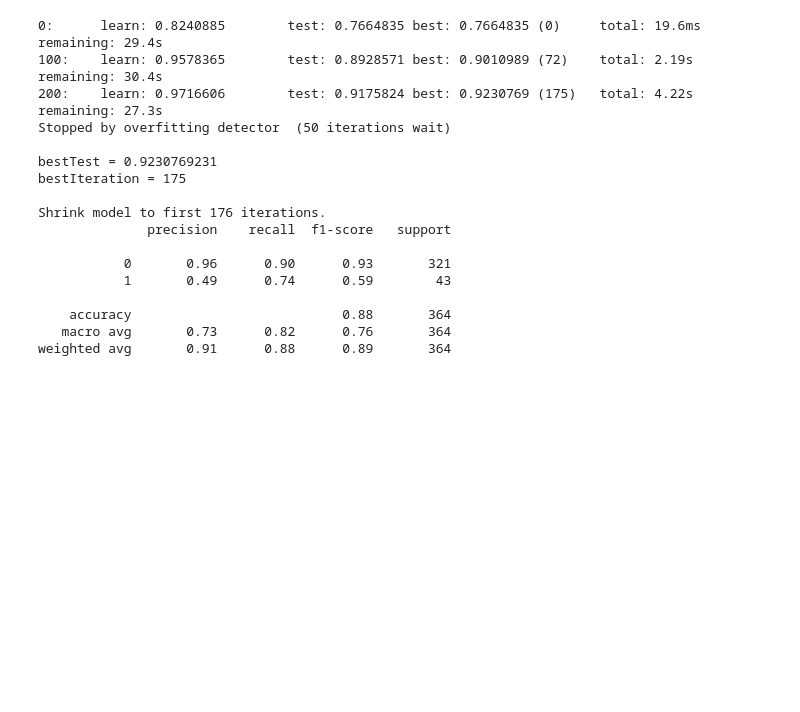
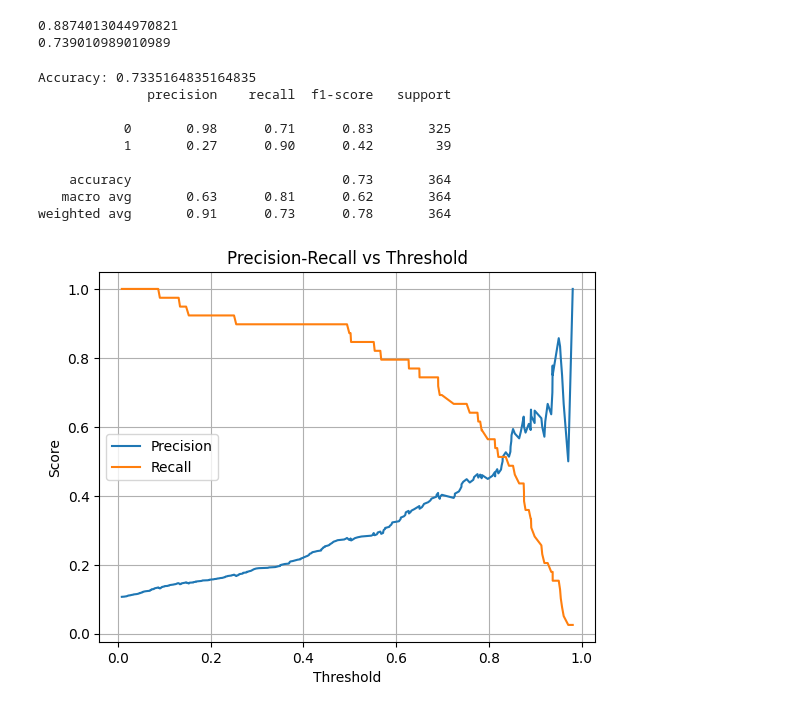
Before and after one commit to gunavardhan27/ml-api, a Jupyter notebook: model.ipynb, the cells around one changed output. Saved outputs shown, nothing was run; the diff lists cells and outputs as text; code cells hidden in the pictures; blank space fills up the shorter version.

```diff
--- a/model.ipynb
+++ b/model.ipynb
@@ -72,4 +13,0 @@ def cross_validate(X, y, n_folds=10, threshold=0.5, seed=42, oversampling=None):
-# %%
-data, labels = load_data('./Dyt-desktop.csv')
-data, labels = pre_process(data, labels)
-X_train,y_train,X_test,y_test = cross_validate(data,labels,oversampling='adasyn')
@@ -76,53 +211,74 @@ X_train,y_train,X_test,y_test = cross_validate(data,labels,oversampling='adasyn'
+# %%
+train_acc = accuracy_score(y_train, model.predict(X_train))
+test_acc = accuracy_score(y_test, model.predict(X_test))
+
+print(train_acc)
+print(test_acc)
+# %% [output]
+0.8874013044970821
+0.739010989010989
 # %%
+#best model
+
 from catboost import CatBoostClassifier
 from sklearn.metrics import accuracy_score, classification_report
 from sklearn.utils import shuffle
 
 
 
 # Initialize the CatBoostClassifier
-model = CatBoostClassifier(
-    iterations=1500,  # Number of trees
-    depth=6,  # Tree depth
-    learning_rate=0.03,  # Controls step size
-    loss_function='Logloss',  # For binary classification
-    eval_metric='Accuracy',
-    verbose=100,
-)
+# model = CatBoostClassifier(
+#     iterations=1500,  # Number of trees
+#     depth=6,  # Tree depth
+#     learning_rate=0.03,  # Controls step size
+#     loss_function='Logloss',  # For binary classification
+#     eval_metric='F1',
+#     verbose=100,
+#     class_weights = {0: 1.0, 1:6.0 }
+#     #3252 / 392
+# )
 
-# Train the model
-model.fit(X_train, y_train, eval_set=(X_test, y_test), early_stopping_rounds=50)
+# # Train the model
+# model.fit(X_train, y_train, eval_set=(X_test, y_test), early_stopping_rounds=50)
 
 # Make predictions
 # y_pred = model.predict(X_test)
 
 # # Evaluate model performance
 # accuracy = accuracy_score(y_test, y_pred)
 # print(f"Test Accuracy: {accuracy:.4f}")
 # print(classification_report(y_test, y_pred))
 y_prob = model.predict_proba(X_test)[:, 1]  # Get probabilities for the positive class ("Yes")
-threshold = 0.3  # Adjust this based on precision-recall tuning
+threshold = 0.48  # Adjust this based on precision-recall tuning
 y_pred_threshold = (y_prob >= threshold).astype(int)
+print("Accuracy:", accuracy_score(y_test, y_pred_threshold))
+print(classification_report(y_test, y_pred_threshold))
 
-print(classification_report(y_test, y_pred_threshold))
+from sklearn.metrics import precision_recall_curve
+import matplotlib.pyplot as plt
+
+#y_probs = model.predict_proba(X_test)[:, 1]  # Get probabilities for positive class
+precision, recall, thresholds = precision_recall_curve(y_test, y_prob)
+
+plt.plot(thresholds, precision[:-1], label='Precision')
+plt.plot(thresholds, recall[:-1], label='Recall')
+plt.xlabel('Threshold')
+plt.ylabel('Score')
+plt.legend()
+plt.title('Precision-Recall vs Threshold')
+plt.grid()
+plt.show()
 # %% [output]
-0:      learn: 0.8240885        test: 0.7664835 best: 0.7664835 (0)     total: 19.6ms   remaining: 29.4s
-100:    learn: 0.9578365        test: 0.8928571 best: 0.9010989 (72)    total: 2.19s    remaining: 30.4s
-200:    learn: 0.9716606        test: 0.9175824 best: 0.9230769 (175)   total: 4.22s    remaining: 27.3s
-Stopped by overfitting detector  (50 iterations wait)
-
-bestTest = 0.9230769231
-bestIteration = 175
-
-Shrink model to first 176 iterations.
+Accuracy: 0.7335164835164835
               precision    recall  f1-score   support
 
-           0       0.96      0.90      0.93       321
-           1       0.49      0.74      0.59        43
+           0       0.98      0.71      0.83       325
+           1       0.27      0.90      0.42        39
 
-    accuracy                           0.88       364
-   macro avg       0.73      0.82      0.76       364
-weighted avg       0.91      0.88      0.89       364
+    accuracy                           0.73       364
+   macro avg       0.63      0.81      0.62       364
+weighted avg       0.91      0.73      0.78       364
+[figure, added]
 # %%
 from sklearn.svm import SVC
 from sklearn.model_selection import RandomizedSearchCV,GridSearchCV
```
Also changed, not shown: parts of 9 cells of this notebook, 17 other files.
